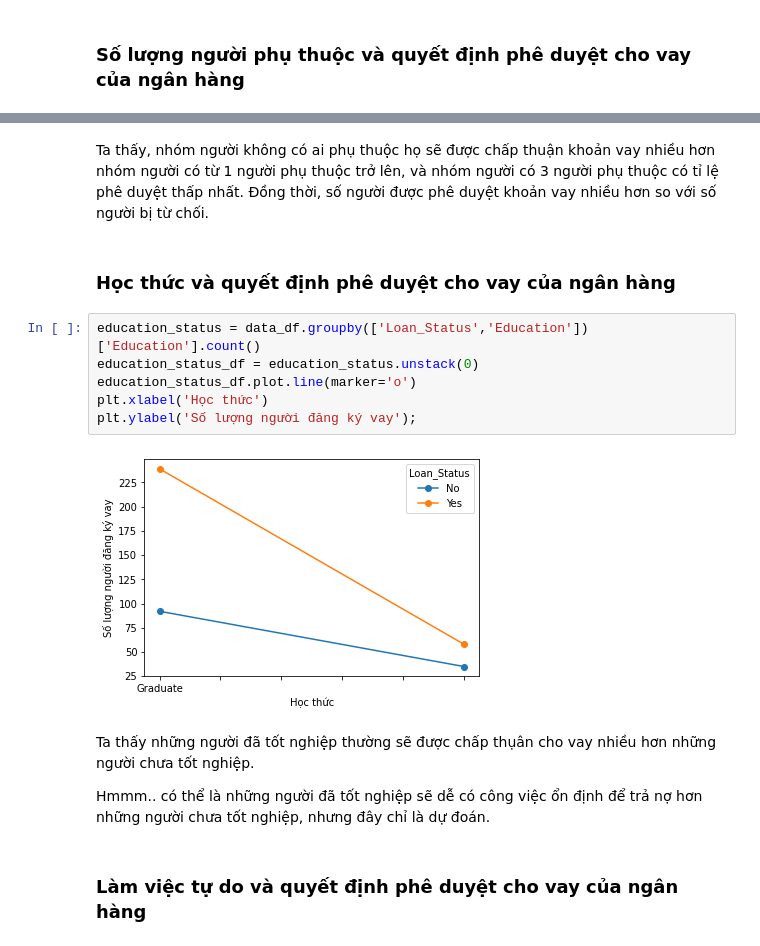
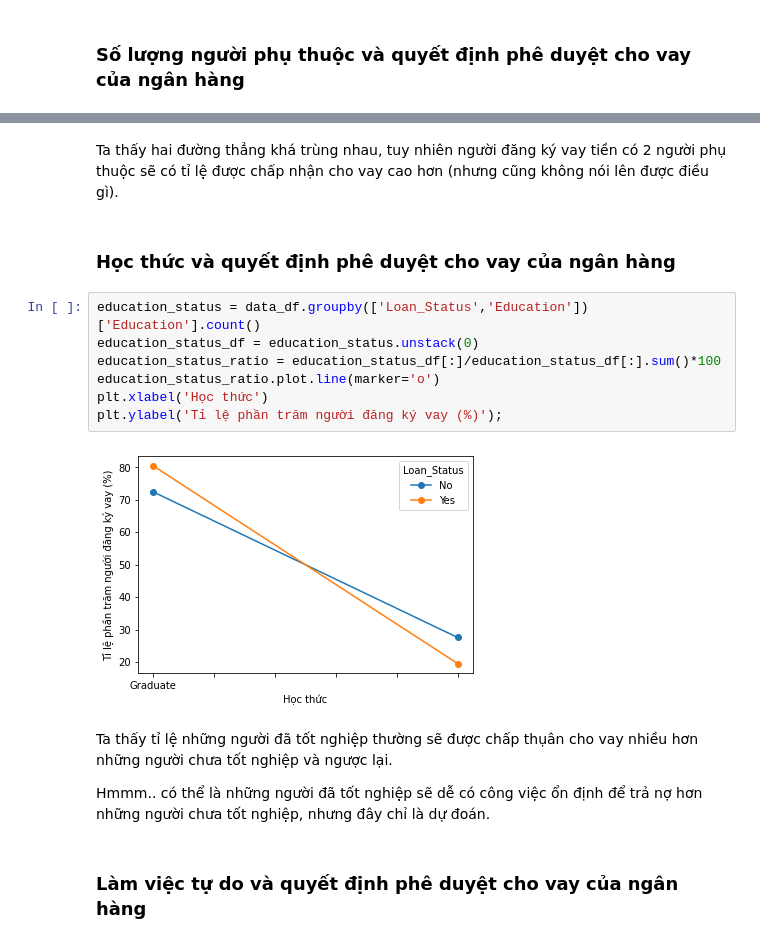
Before and after one commit to tonyvu1289/P4DS-FinalProject-vip, a Jupyter notebook: Final_Project.ipynb, the cells around one changed output, grey strips where cells are left out. Cells and saved outputs as stored; diff of their text form.

```diff
--- a/Final_Project.ipynb
+++ b/Final_Project.ipynb
@@ -697,17 +700,18 @@ plt.ylabel('Số lượng người đăng ký vay');
 # %% [markdown]
-Ta thấy, nhóm người không có ai phụ thuộc họ sẽ được chấp thuận khoản vay nhiều hơn nhóm người có từ 1 người phụ thuộc trở lên, và nhóm người có 3 người phụ thuộc có tỉ lệ phê duyệt thấp nhất. Đồng thời, số người được phê duyệt khoản vay nhiều hơn so với số người bị từ chối.
+Ta thấy hai đường thẳng khá trùng nhau, tuy nhiên người đăng ký vay tiền có 2 người phụ thuộc sẽ có tỉ lệ được chấp nhận cho vay cao hơn (nhưng cũng không nói lên được điều gì).
 # %% [markdown]
 ### Học thức và quyết định phê duyệt cho vay của ngân hàng
 # %%
 education_status = data_df.groupby(['Loan_Status','Education'])['Education'].count()
 education_status_df = education_status.unstack(0)
-education_status_df.plot.line(marker='o')
+education_status_ratio = education_status_df[:]/education_status_df[:].sum()*100
+education_status_ratio.plot.line(marker='o')
 plt.xlabel('Học thức')
-plt.ylabel('Số lượng người đăng ký vay');
+plt.ylabel('Tỉ lệ phần trăm người đăng ký vay (%)');
 # %% [output]
-[figure, old version]
+[figure, new version]
 # %% [markdown]
-Ta thấy những người đã tốt nghiệp thường sẽ được chấp thụân cho vay nhiều hơn những người chưa tốt nghiệp.
+Ta thấy tỉ lệ những người đã tốt nghiệp thường sẽ được chấp thụân cho vay nhiều hơn những người chưa tốt nghiệp và ngược lại.
 
 Hmmm.. có thể là những người đã tốt nghiệp sẽ dễ có công việc ổn định để trả nợ hơn những người chưa tốt nghiệp, nhưng đây chỉ là dự đoán.
 # %% [markdown]
```
Also changed, not shown: parts of 18 cells of this notebook.
